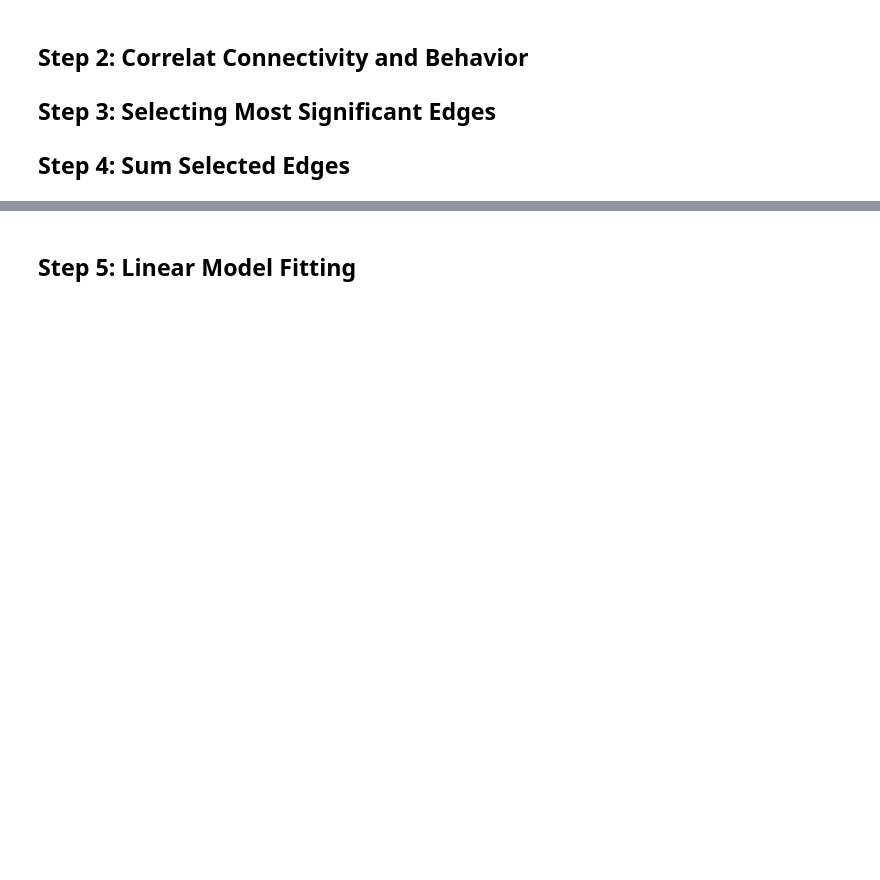
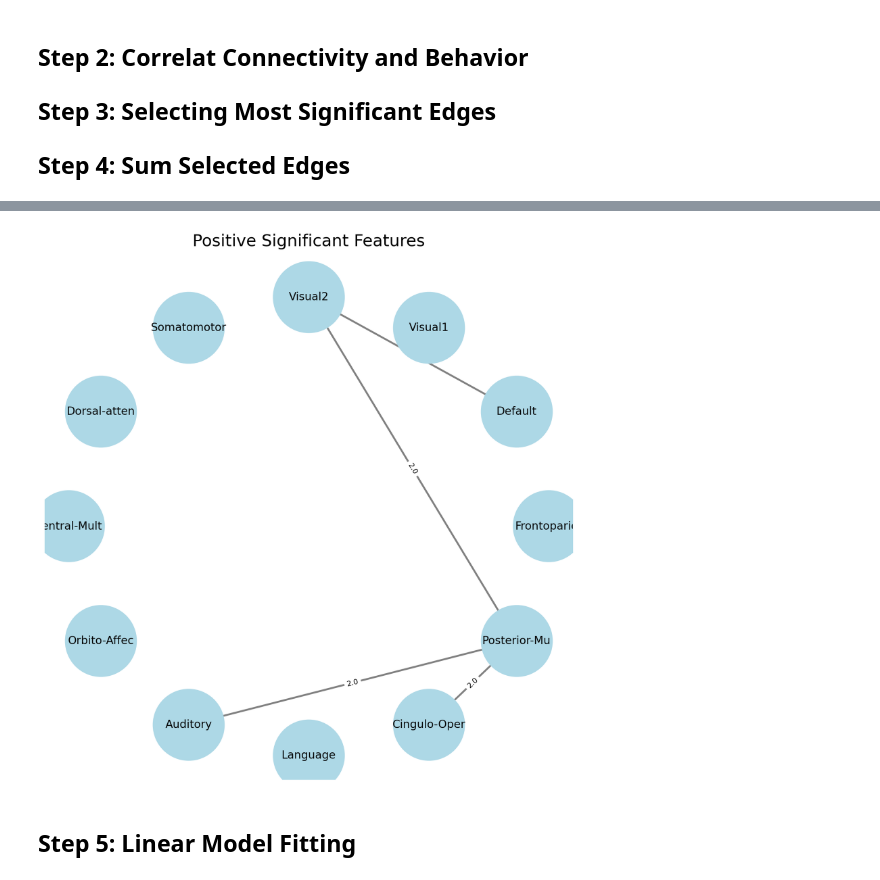
Before and after one commit to MJulaie/Neuromatch-HCP-Working-Memory, a Jupyter notebook: notebooks/modular-CPM.ipynb, the cells around one changed output, grey strips where cells are left out. Saved outputs shown, nothing was run; the diff lists cells and outputs as text; code cells hidden in the pictures; blank space fills up the shorter version.

```diff
--- a/notebooks/modular-CPM.ipynb
+++ b/notebooks/modular-CPM.ipynb
@@ -497,3 +542,49 @@ print(negative_summary_features.shape)
+# %%
+import networkx as nx
+
+def plot_circular_graph(significant_features, X, region_info, network_mapping, title):
+    G = nx.Graph()
+    num_nodes = len(region_info['network'])
+    num_networks = len(network_mapping)
+
+    # Initialize edge weights between networks
+    network_edges = np.zeros((num_networks, num_networks))
+
+    # Aggregate edges by network
+    edges = np.where(significant_features)[0]
+    for edge in edges:
+        node1, node2 = edge // num_nodes, edge % num_nodes
+        if node1 != node2:
+            network1 = get_network_index(region_info['network'][node1])
+            network2 = get_network_index(region_info['network'][node2])
+            if network1 != -1 and network2 != -1:
+                network_edges[network1, network2] += 1
+
+    # Add nodes to the graph
+    for network in network_mapping:
+        G.add_node(network)
+
+    # Add edges to the graph based on aggregated network edges
+    for i in range(num_networks):
+        for j in range(i + 1, num_networks):
+            if network_edges[i, j] > 0:
+                network1 = network_mapping[i]
+                network2 = network_mapping[j]
+                G.add_edge(network1, network2, weight=network_edges[i, j])
+
+    # Draw the circular graph
+    plt.figure(figsize=(8, 8))
+    pos = nx.circular_layout(G)
+    nx.draw(G, pos, with_labels=True, node_size=6000, font_size=12, node_color='lightblue', edge_color='gray', width=2)
+    labels = nx.get_edge_attributes(G, 'weight')
+    nx.draw_networkx_edge_labels(G, pos, edge_labels=labels, font_size=8)
+    plt.title(title)
+    plt.show()
+
+plot_circular_graph(positive_significant_edges, X, region_info, network_mapping, 'Positive Significant Features')
+# plot_circular_graph(negative_significant_edges, X, region_info, network_mapping, 'Negative Significant Features')
+# %% [output]
+[figure, added]
 # %%
 def network_feature_selection(positive_summary, negative_summary, y, num_top_features=4):
     num_edges = positive_summary.shape[1]
```
Also changed, not shown: parts of 11 cells of this notebook, 5 other files.
